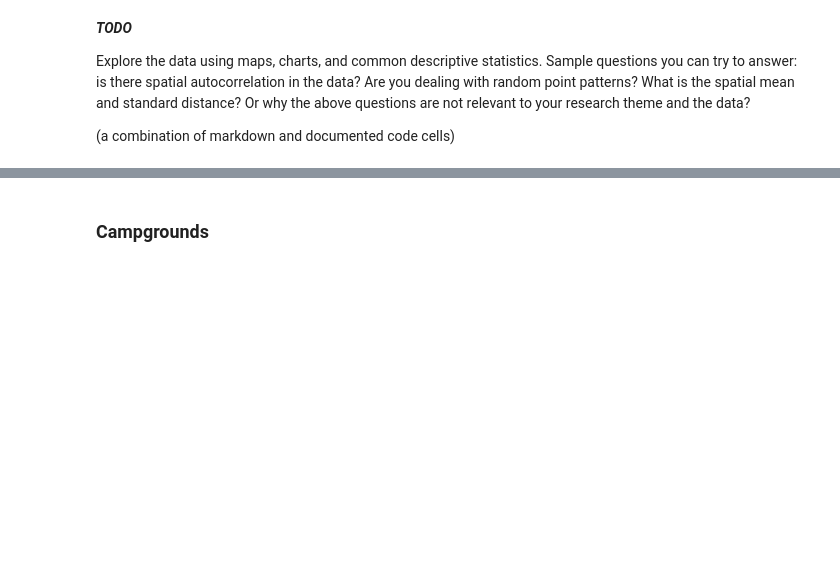
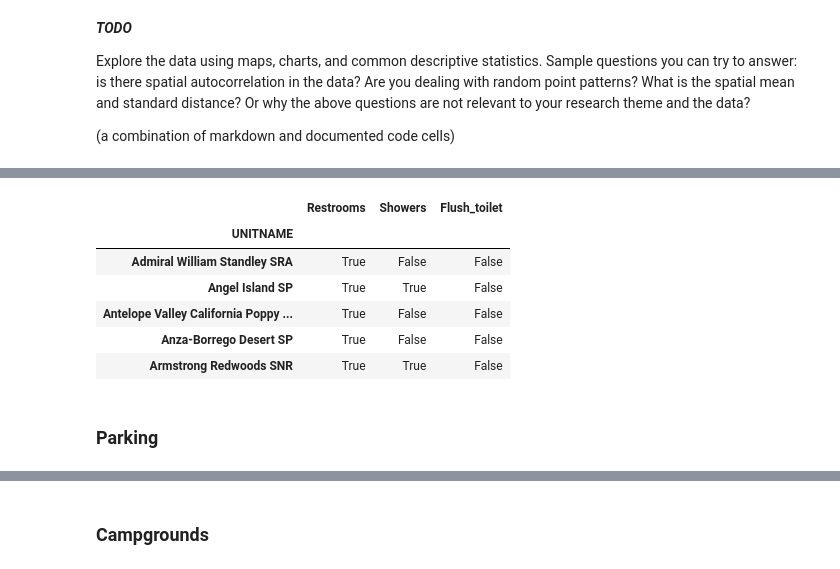
Before and after one commit to e2wang/dsc170_camping, a Jupyter notebook: DSC170_FinalProject.ipynb, the cells around one changed output, grey strips where cells are left out. Cells and saved outputs as stored; diff of their text form; code cells hidden in the pictures; blank space fills up the shorter version.

```diff
--- a/DSC170_FinalProject.ipynb
+++ b/DSC170_FinalProject.ipynb
@@ -171,0 +154,40 @@ buildings[buildings['TYPE'].isna()]
+# %%
+# Filter out NaN values
+buildings = buildings[buildings['TYPE'].notna()]
+
+# Filter rows and create columns for if restroom or shower
+restrooms = ['Chemical toilet',
+             'Combo building',
+             'Comfort station',
+             'Comfort station/dressing room',
+             'Flush toilet',
+             'Unisex combination building',
+             'Unisex comfort station',
+             'Vault toilet']
+showers = ['Bath house',
+           'Combo building',
+           'Shower building',
+           'Unisex combination building']
+buildings= buildings[buildings['TYPE'].isin(restrooms + showers)]
+buildings['Restrooms'] = buildings['TYPE'].isin(restrooms)
+buildings['Showers'] = buildings['TYPE'].isin(showers)
+buildings['Flush_toilet'] = buildings['TYPE'] == 'Flush toilet'
+
+# Group by campground
+def any_true(x):
+    '''Returns true if any values in series is true'''
+    return x.any()
+grouped_buildings = buildings.groupby('UNITNAME').agg({'Restrooms': any_true,
+                                                       'Showers': any_true,
+                                                       'Flush_toilet': any_true})
+grouped_buildings.head()
+# %% [output]
+|  | Restrooms | Showers | Flush_toilet |
+| UNITNAME |  |  |  |
+| Admiral William Standley SRA | True | False | False |
+| Angel Island SP | True | True | False |
+| Antelope Valley California Poppy ... | True | False | False |
+| Anza-Borrego Desert SP | True | False | False |
+| Armstrong Redwoods SNR | True | True | False |
+# %% [markdown]
+### Parking
```
Also changed, not shown: parts of 15 cells of this notebook, 6 other files.
